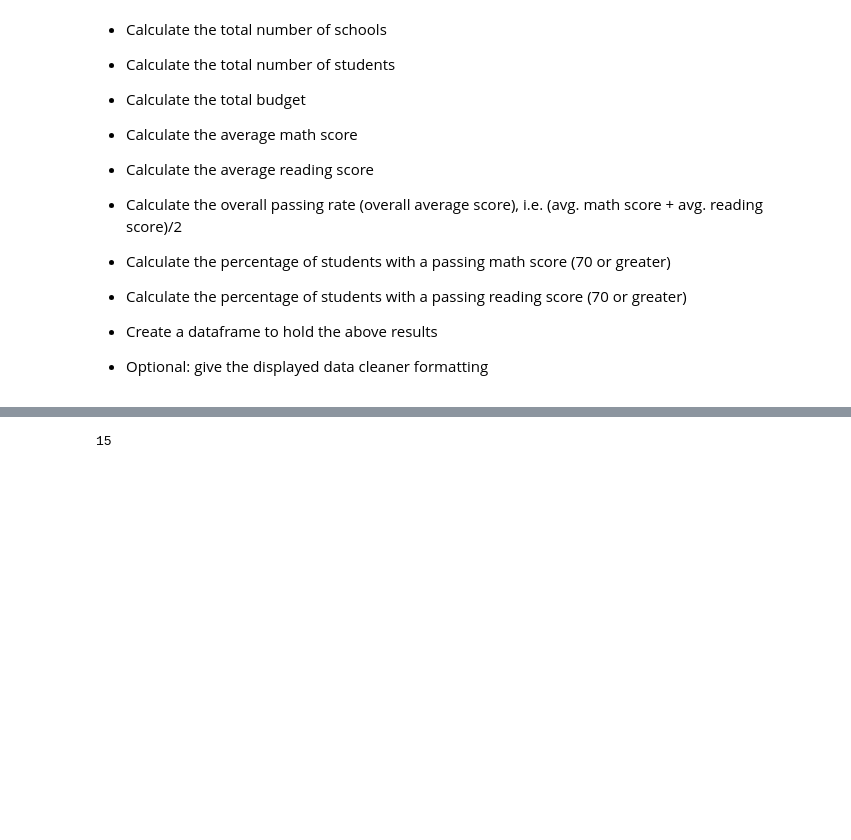
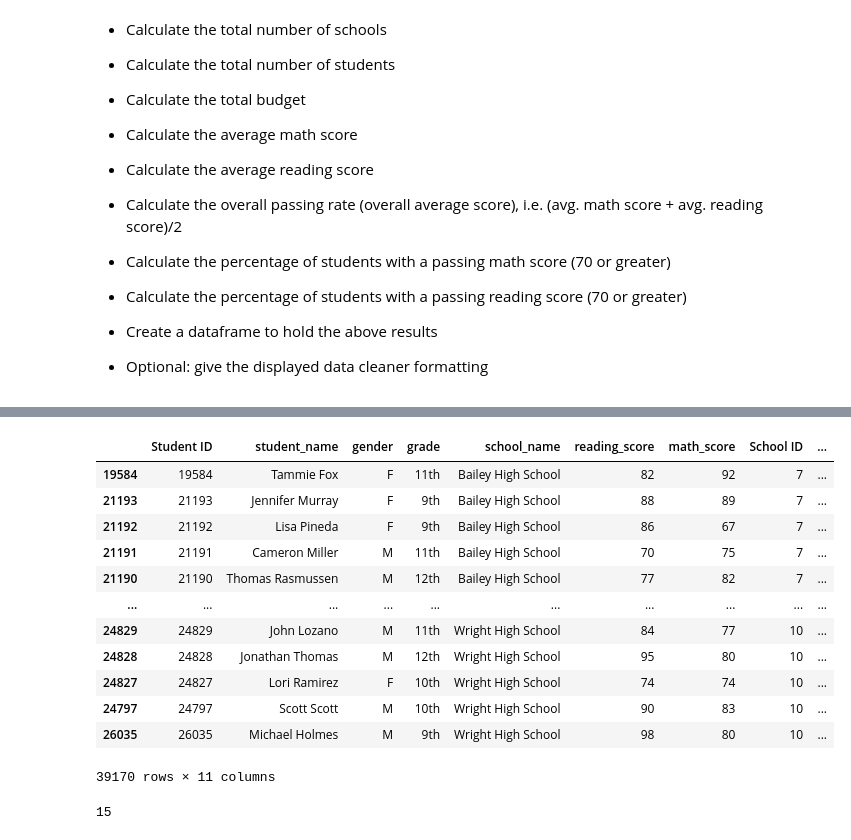
Before and after one commit to JeremyBrent/Pandas_Challenge, a Jupyter notebook: Instructions/PyCitySchools/PyCitySchools_starter.ipynb, the cells around one changed output, grey strips where cells are left out. Drawn from its saved outputs; the diff is of its cells as text; code cells hidden in the pictures; blank space fills up the shorter version.

```diff
--- a/Instructions/PyCitySchools/PyCitySchools_starter.ipynb
+++ b/Instructions/PyCitySchools/PyCitySchools_starter.ipynb
@@ -41,6 +56,21 @@ school_data_complete = pd.merge(student_data, school_data, how="left", on=["scho
 # %%
-#Determing data types
+#Sorting dataframe by the school name
 school_data_complete = school_data_complete.sort_values("school_name",ascending = True)
+school_data_complete
+# %% [output]
+|  | Student ID | student_name | gender | grade | school_name | reading_score | math_score | School ID | ... |
+| 19584 | 19584 | Tammie Fox | F | 11th | Bailey High School | 82 | 92 | 7 | ... |
+| 21193 | 21193 | Jennifer Murray | F | 9th | Bailey High School | 88 | 89 | 7 | ... |
+| 21192 | 21192 | Lisa Pineda | F | 9th | Bailey High School | 86 | 67 | 7 | ... |
+| 21191 | 21191 | Cameron Miller | M | 11th | Bailey High School | 70 | 75 | 7 | ... |
+| 21190 | 21190 | Thomas Rasmussen | M | 12th | Bailey High School | 77 | 82 | 7 | ... |
+| ... | ... | ... | ... | ... | ... | ... | ... | ... | ... |
+| 24829 | 24829 | John Lozano | M | 11th | Wright High School | 84 | 77 | 10 | ... |
+| 24828 | 24828 | Jonathan Thomas | M | 12th | Wright High School | 95 | 80 | 10 | ... |
+| 24827 | 24827 | Lori Ramirez | F | 10th | Wright High School | 74 | 74 | 10 | ... |
+| 24797 | 24797 | Scott Scott | M | 10th | Wright High School | 90 | 83 | 10 | ... |
+| 26035 | 26035 | Michael Holmes | M | 9th | Wright High School | 98 | 80 | 10 | ... |
+39170 rows × 11 columns
 # %%
 #Finding total number of schools
 total_school_list = school_data_complete["school_name"].nunique()
```
Also changed, not shown: parts of 23 cells of this notebook.
